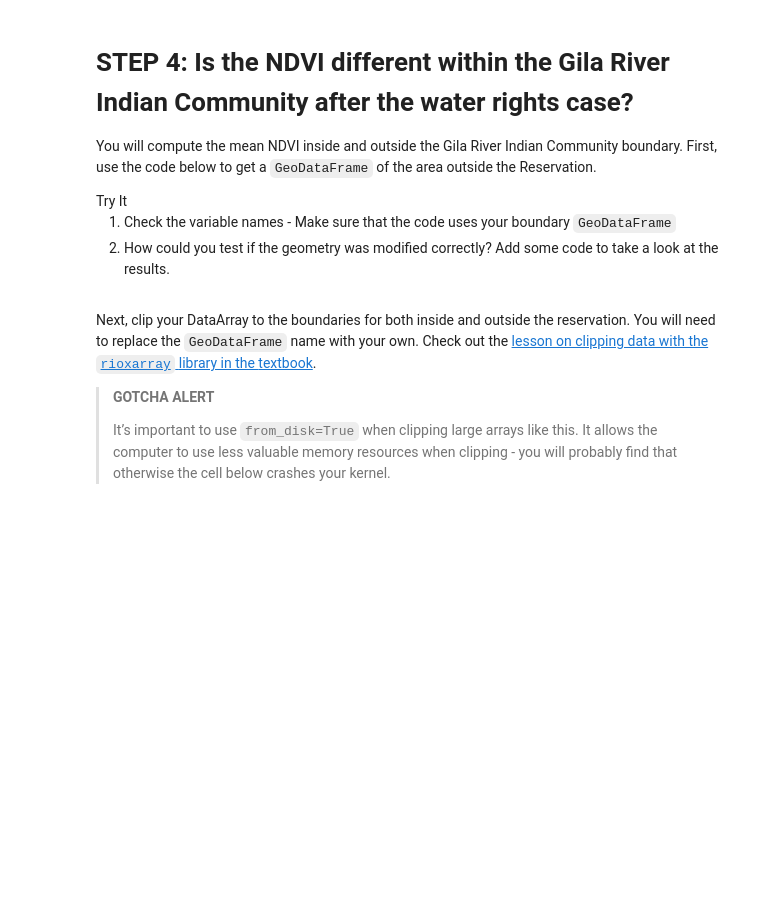
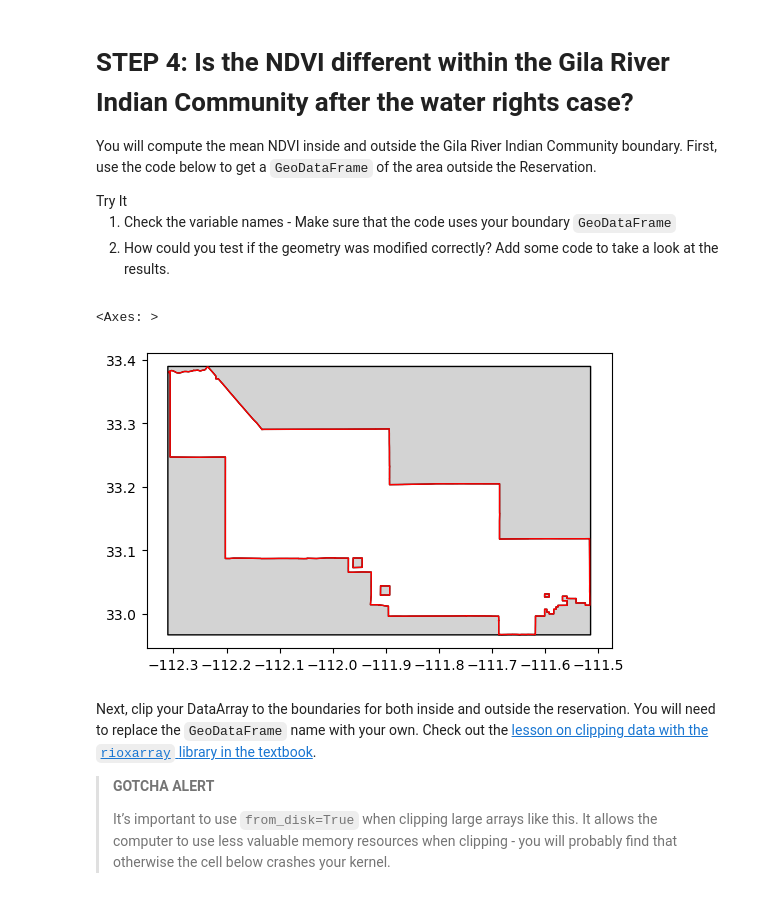
Before and after one commit to earthlab-education/04-vegetation-pjacobik, a Jupyter notebook: notebooks/vegetation-04-summarize.ipynb, the cells around one changed output. Drawn from its saved outputs; the diff is of its cells as text; code cells hidden in the pictures; blank space fills up the shorter version.

```diff
--- a/notebooks/vegetation-04-summarize.ipynb
+++ b/notebooks/vegetation-04-summarize.ipynb
@@ -122,7 +123,27 @@ boundary <code>GeoDataFrame</code></li>
 code to take a look at the results.</li>
 </ol></div></div>
 # %%
-# Compute the area outside the fire boundary
+# Compute the area outside the Gila River Indian Community
+
+# Match boundary CRS to NDVI CRS
+boundary_gdf = boundary_gdf.to_crs(ndvi_change.rio.crs)
+
+# Make raster of one polygon of full boundary
+full_bounds = box(*ndvi_change.rio.bounds())
+
+# Inside boundaries
+inside_gdf = boundary_gdf.copy()
+
+# Outside boundaries
+outside_geom = full_bounds.difference(boundary_gdf.union_all())
+outside_gdf = gpd.GeoDataFrame(geometry=[outside_geom], crs=boundary_gdf.crs)
+
+# Check code visually
+ax = outside_gdf.plot(color="lightgray", edgecolor='black', figsize=(6,6))
+boundary_gdf.plot(ax=ax, color='none', edgecolor='red')
+# %% [output]
+<Axes: >
+[figure, added]
 # %% [markdown]
 Next, clip your DataArray to the boundaries for both inside and outside
 the reservation. You will need to replace the `GeoDataFrame` name with
```
Also changed, not shown: parts of 2 cells of this notebook.
